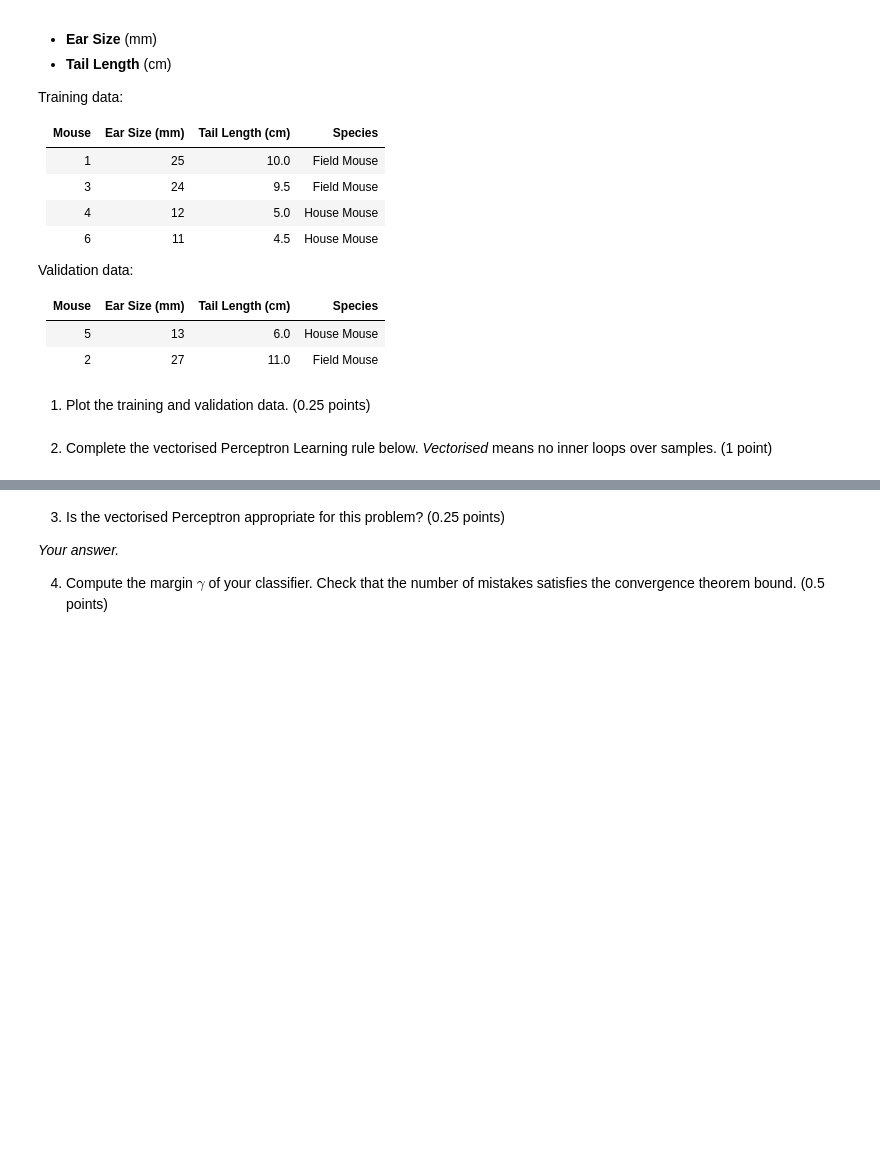
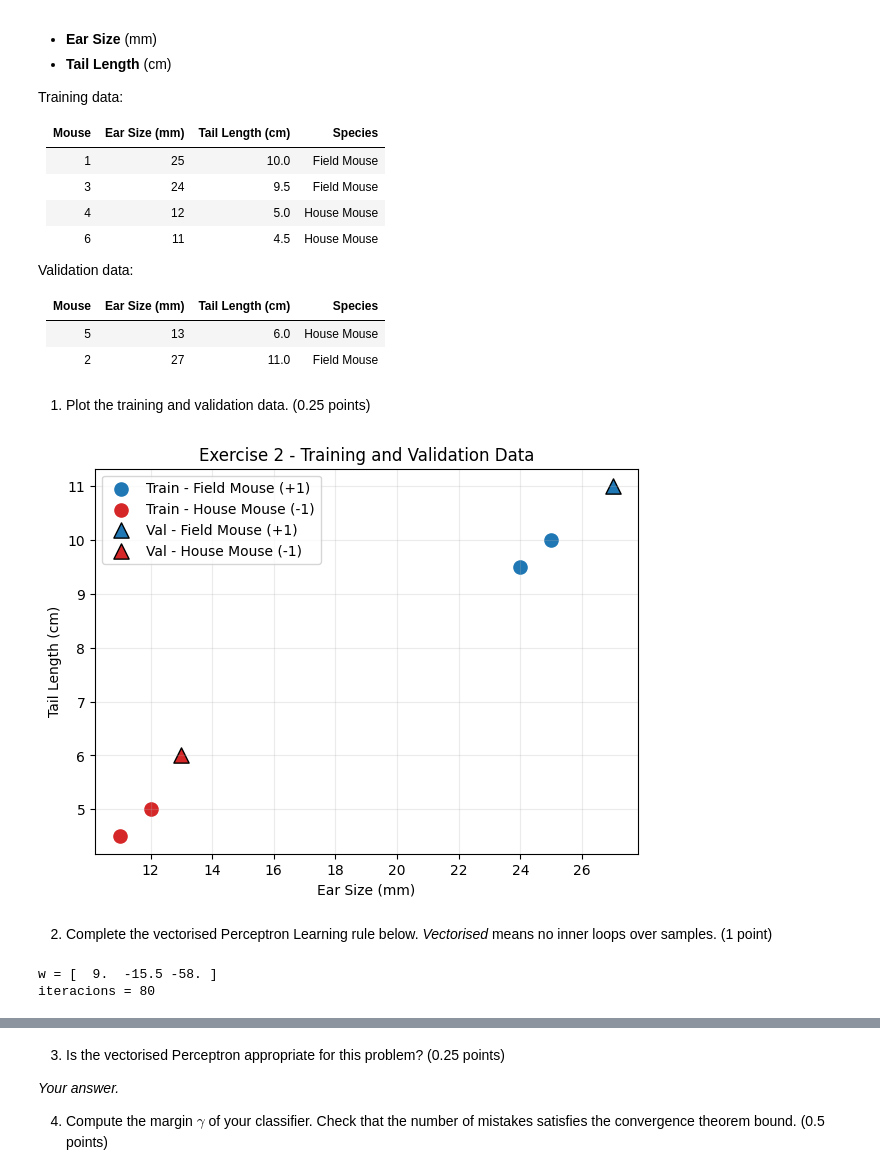
Before and after one commit to maxerrmax/Practica1_XNDL, a Jupyter notebook: Laboratory_partial.ipynb, the cells around one changed output, grey strips where cells are left out. Saved outputs shown, nothing was run; the diff lists cells and outputs as text; code cells hidden in the pictures; blank space fills up the shorter version.

```diff
--- a/Laboratory_partial.ipynb
+++ b/Laboratory_partial.ipynb
@@ -65,5 +100,29 @@ X_val = np.array([[13, 6.0, 1], [27, 11.0, 1]])
 y_val = np.array([-1, 1])
 # %% [markdown]
 1. Plot the training and validation data. (0.25 points)
+# %%
+# Plot training and validation data
+plt.figure(figsize=(7, 5))
+
+# Training
+plt.scatter(X_train[y_train == 1, 0], X_train[y_train == 1, 1],
+            c='tab:blue', marker='o', s=90, label='Train - Field Mouse (+1)')
+plt.scatter(X_train[y_train == -1, 0], X_train[y_train == -1, 1],
+            c='tab:red', marker='o', s=90, label='Train - House Mouse (-1)')
+
+# Validation
+plt.scatter(X_val[y_val == 1, 0], X_val[y_val == 1, 1],
+            c='tab:blue', marker='^', s=120, edgecolors='k', label='Val - Field Mouse (+1)')
+plt.scatter(X_val[y_val == -1, 0], X_val[y_val == -1, 1],
+            c='tab:red', marker='^', s=120, edgecolors='k', label='Val - House Mouse (-1)')
+
+plt.xlabel('Ear Size (mm)')
+plt.ylabel('Tail Length (cm)')
+plt.title('Exercise 2 - Training and Validation Data')
+plt.grid(alpha=0.25)
+plt.legend()
+plt.show()
+# %% [output]
+[figure, added]
 # %% [markdown]
 2. Complete the vectorised Perceptron Learning rule below. *Vectorised* means no inner loops over samples. (1 point)
@@ -79,3 +129,23 @@ print("w =", w)
+# %%
+w = np.zeros(3)
+mistake = True
+iters = 0
+
+while mistake:
+    mistake = False
+    scores = X_train @ w
+    misclassified = (y_train * scores) <= 0
+
+    if np.any(misclassified):
+        w += np.sum((y_train[misclassified, None] * X_train[misclassified]), axis=0)
+        mistake = True
+        iters += 1
+
+print("w =", w)
+print("iteracions =", iters)
+# %% [output]
+w = [  9.  -15.5 -58. ]
+iteracions = 80
 # %%
 y_val_pred = np.sign(X_val @ w)
 
```
Also changed, not shown: parts of 18 cells of this notebook.
